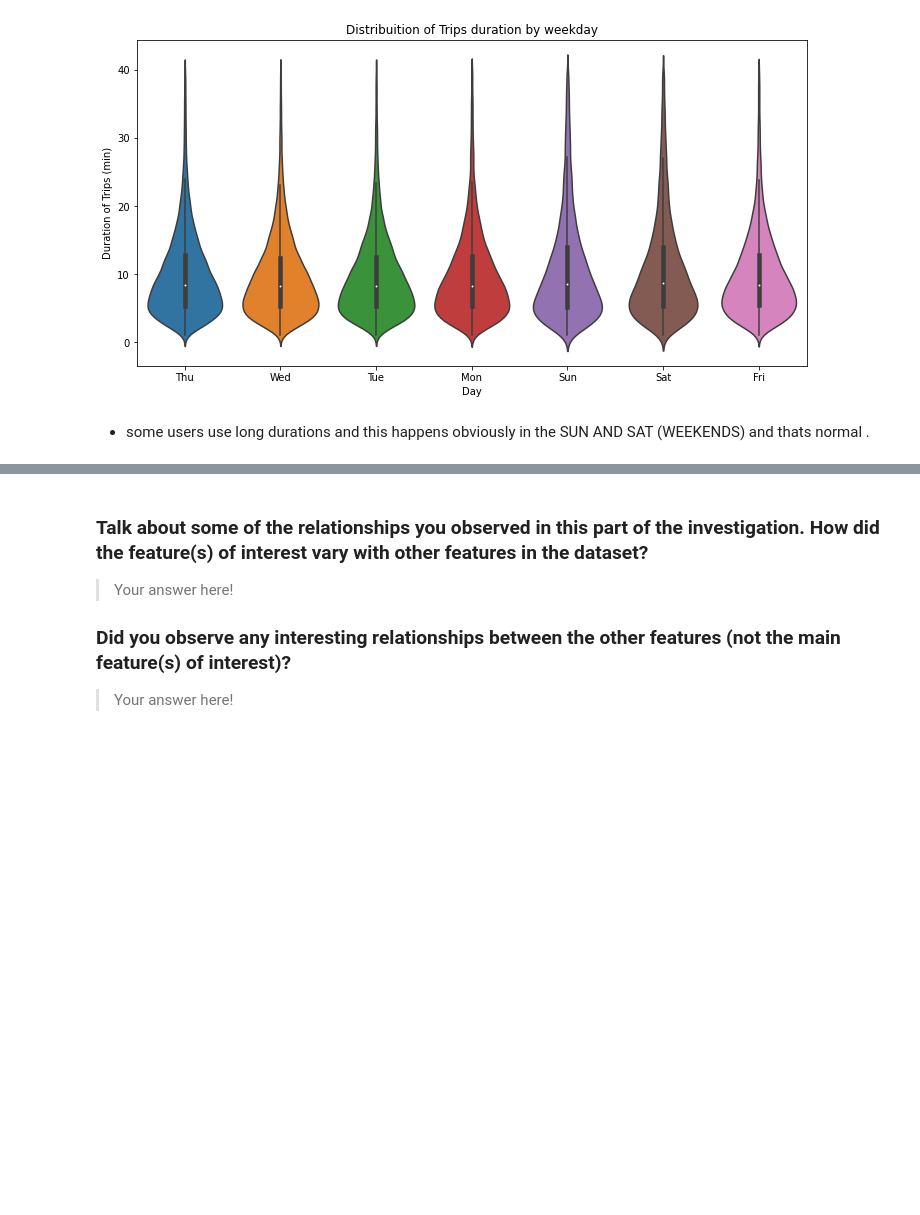
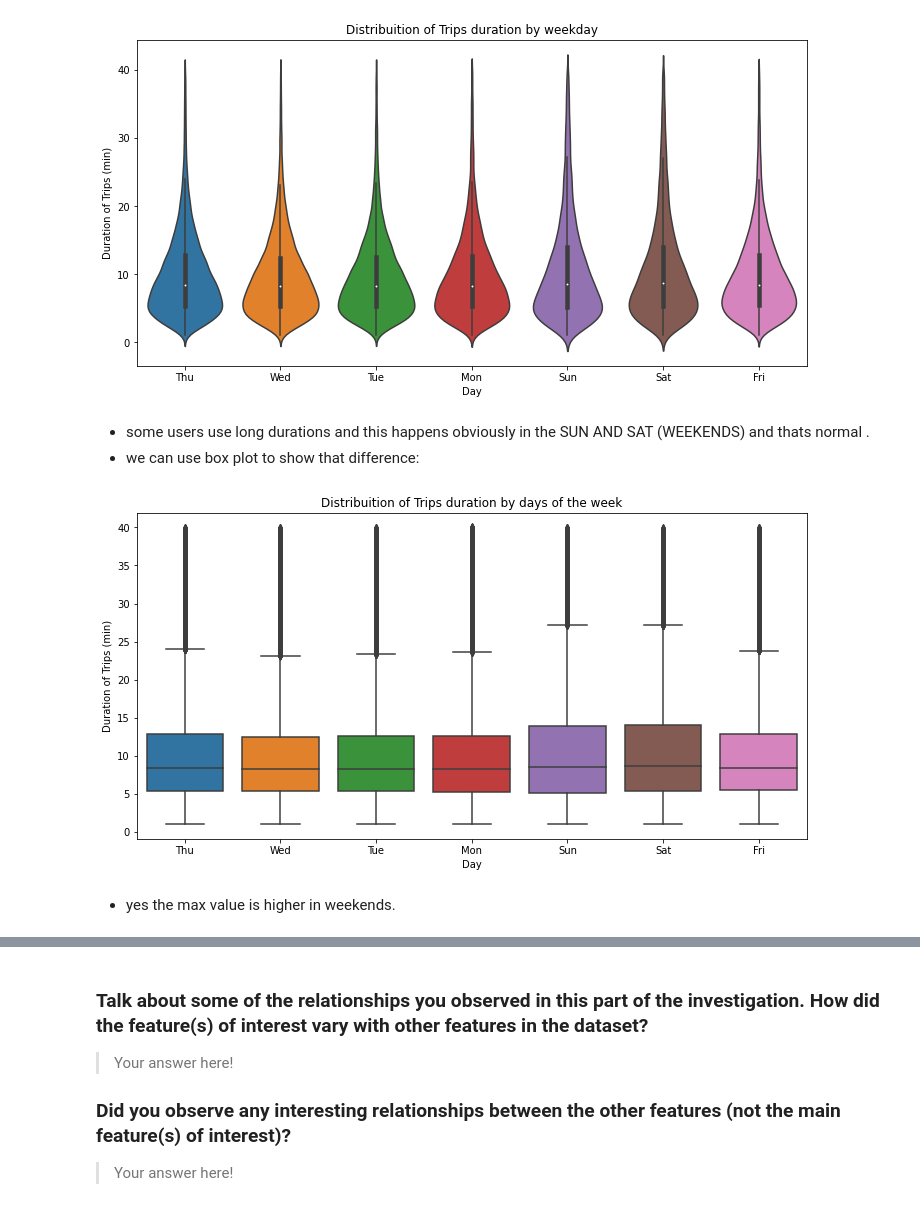
Before and after one commit to Theabdelkader/Communicate-Data-Findings-Ford-GoBike-System, a Jupyter notebook: exploration_template.ipynb, the cells around one changed output, grey strips where cells are left out. Cells and saved outputs as stored; diff of their text form; code cells hidden in the pictures; blank space fills up the shorter version.

Commit message:
"Distribuition of Trips duration by days of the week" box plot

```diff
--- a/exploration_template.ipynb
+++ b/exploration_template.ipynb
@@ -543,6 +543,17 @@ plt.ylabel('Duration of Trips (min)');
 [figure]
 # %% [markdown]
 - some users use long durations and this happens obviously in the SUN AND SAT (WEEKENDS) and thats normal .
+- we can use box plot to show that difference:
+# %%
+plt.figure(figsize=(12,6))
+sb.boxplot(data = duration_min_lessthan_hour, x = 'start_Weak_day', y = 'duration_min');
+plt.title("Distribuition of Trips duration by days of the week")
+plt.xlabel('Day')
+plt.ylabel('Duration of Trips (min)');
+# %% [output]
+[figure, added]
+# %% [markdown]
+- yes the max value is higher in weekends.
 # %%
 plt.figure(figsize=(12,6))
 sb.violinplot(data = duration_min_lessthan_hour, x = 'start_hour', y = 'duration_min');
```
Also changed, not shown: parts of 2 cells of this notebook.
